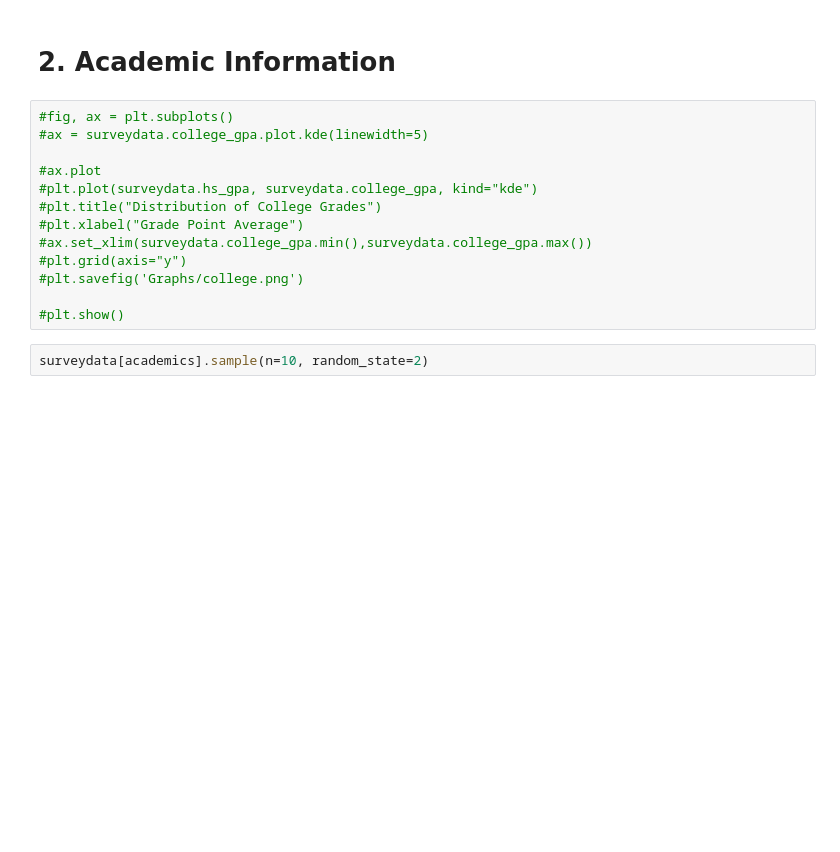
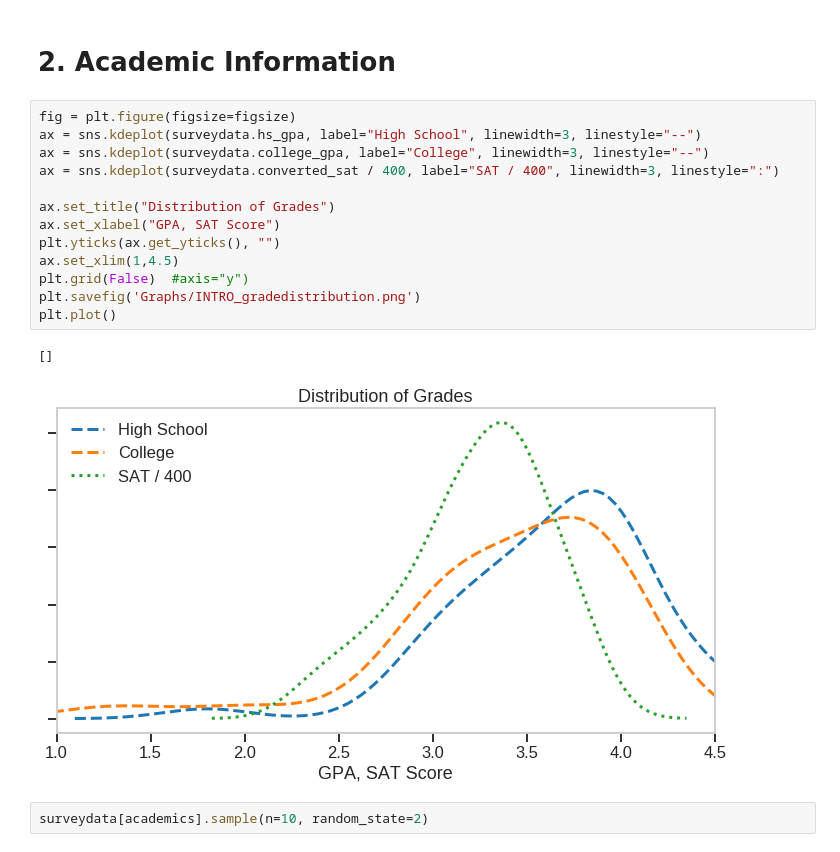
Before and after one commit to dennisfarmer/Factors-of-Academic-Success, a Jupyter notebook: eda.ipynb, the cells around one changed output. Saved outputs shown, nothing was run; the diff lists cells and outputs as text; blank space fills up the shorter version.

```diff
--- a/eda.ipynb
+++ b/eda.ipynb
@@ -176,18 +227,21 @@ Number of columns in categories dictionary: 52
 # %% [markdown]
 # 2. Academic Information
-# %%
-#fig, ax = plt.subplots()
-#ax = surveydata.college_gpa.plot.kde(linewidth=5)
-
-#ax.plot
-#plt.plot(surveydata.hs_gpa, surveydata.college_gpa, kind="kde")
-#plt.title("Distribution of College Grades")
-#plt.xlabel("Grade Point Average")
-#ax.set_xlim(surveydata.college_gpa.min(),surveydata.college_gpa.max())
-#plt.grid(axis="y")
-#plt.savefig('Graphs/college.png')
-
-#plt.show()
+# %%
+fig = plt.figure(figsize=figsize)
+ax = sns.kdeplot(surveydata.hs_gpa, label="High School", linewidth=3, linestyle="--")
+ax = sns.kdeplot(surveydata.college_gpa, label="College", linewidth=3, linestyle="--")
+ax = sns.kdeplot(surveydata.converted_sat / 400, label="SAT / 400", linewidth=3, linestyle=":")
+
+ax.set_title("Distribution of Grades")
+ax.set_xlabel("GPA, SAT Score")
+plt.yticks(ax.get_yticks(), "")
+ax.set_xlim(1,4.5)
+plt.grid(False)  #axis="y")
+plt.savefig('Graphs/INTRO_gradedistribution.png')
+plt.plot()
+# %% [output]
+[]
+[figure, added]
 # %%
 surveydata[academics].sample(n=10, random_state=2)
 # %% [output]
```
Also changed, not shown: parts of 27 cells of this notebook, 29 other files.
